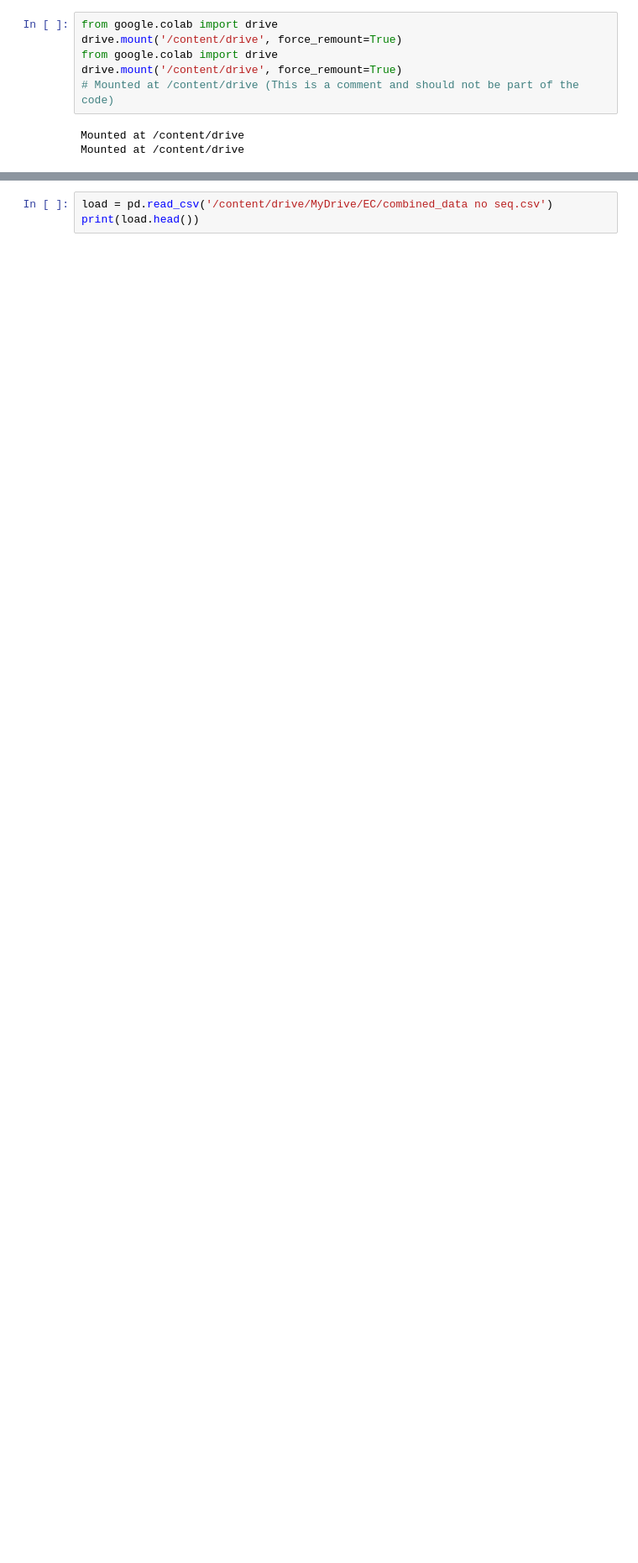
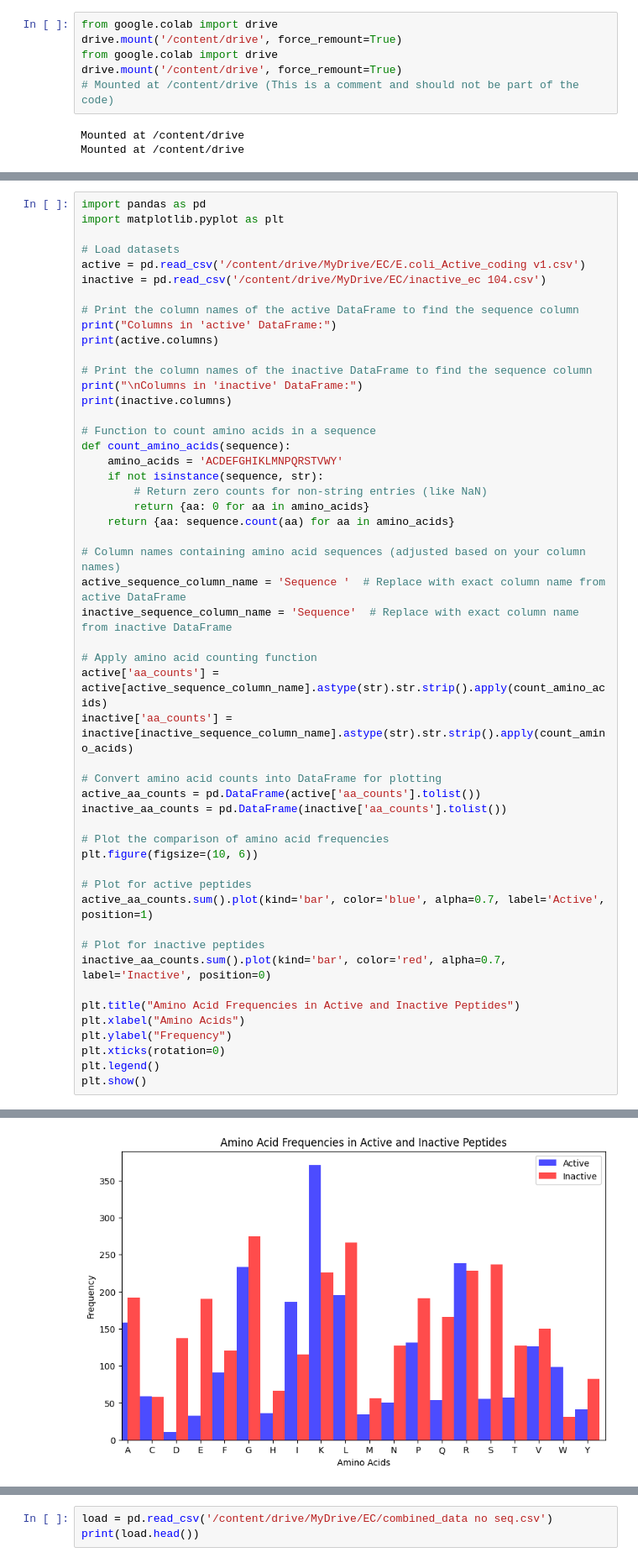
Before and after one commit to Sievv/Sievv, a Jupyter notebook: Escherichia_coli_(E_coli)Model.ipynb, the cells around one changed output, grey strips where cells are left out. Shown at 84% size. Saved outputs shown, nothing was run; the diff lists cells and outputs as text; blank space fills up the shorter version.

```diff
--- a/Escherichia_coli_(E_coli)Model.ipynb
+++ b/Escherichia_coli_(E_coli)Model.ipynb
@@ -82,3 +79,55 @@ Y                              float64
 Activity                         int64
 Sequence                        object
 dtype: object
+# %%
+import pandas as pd
+import matplotlib.pyplot as plt
+
+# Load datasets
+active = pd.read_csv('/content/drive/MyDrive/EC/E.coli_Active_coding v1.csv')
+inactive = pd.read_csv('/content/drive/MyDrive/EC/inactive_ec 104.csv')
+
+# Print the column names of the active DataFrame to find the sequence column
+print("Columns in 'active' DataFrame:")
+print(active.columns)
+
+# Print the column names of the inactive DataFrame to find the sequence column
+print("\nColumns in 'inactive' DataFrame:")
+print(inactive.columns)
+
+# Function to count amino acids in a sequence
+def count_amino_acids(sequence):
+    amino_acids = 'ACDEFGHIKLMNPQRSTVWY'
+    if not isinstance(sequence, str):
+        # Return zero counts for non-string entries (like NaN)
+        return {aa: 0 for aa in amino_acids}
+    return {aa: sequence.count(aa) for aa in amino_acids}
+
+# Column names containing amino acid sequences (adjusted based on your column names)
+active_sequence_column_name = 'Sequence '  # Replace with exact column name from active DataFrame
+inactive_sequence_column_name = 'Sequence'  # Replace with exact column name from inactive DataFrame
+
+# Apply amino acid counting function
+active['aa_counts'] = active[active_sequence_column_name].astype(str).str.strip().apply(count_amino_acids)
+inactive['aa_counts'] = inactive[inactive_sequence_column_name].astype(str).str.strip().apply(count_amino_acids)
+
+# Convert amino acid counts into DataFrame for plotting
+active_aa_counts = pd.DataFrame(active['aa_counts'].tolist())
+inactive_aa_counts = pd.DataFrame(inactive['aa_counts'].tolist())
+
+# Plot the comparison of amino acid frequencies
+plt.figure(figsize=(10, 6))
+
+# Plot for active peptides
+active_aa_counts.sum().plot(kind='bar', color='blue', alpha=0.7, label='Active', position=1)
+
+# Plot for inactive peptides
+inactive_aa_counts.sum().plot(kind='bar', color='red', alpha=0.7, label='Inactive', position=0)
+
+plt.title("Amino Acid Frequencies in Active and Inactive Peptides")
+plt.xlabel("Amino Acids")
+plt.ylabel("Frequency")
+plt.xticks(rotation=0)
+plt.legend()
+plt.show()
+# %% [output]
@@ -84,0 +149 @@ dtype: object
+[figure, added]
```
Also changed, not shown: parts of 10 cells of this notebook.
